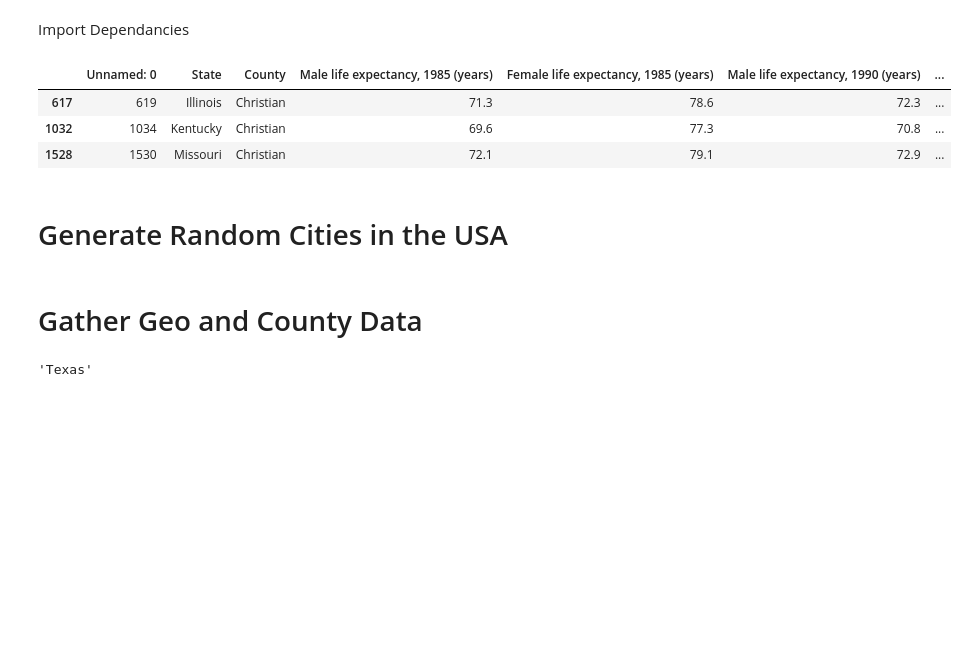
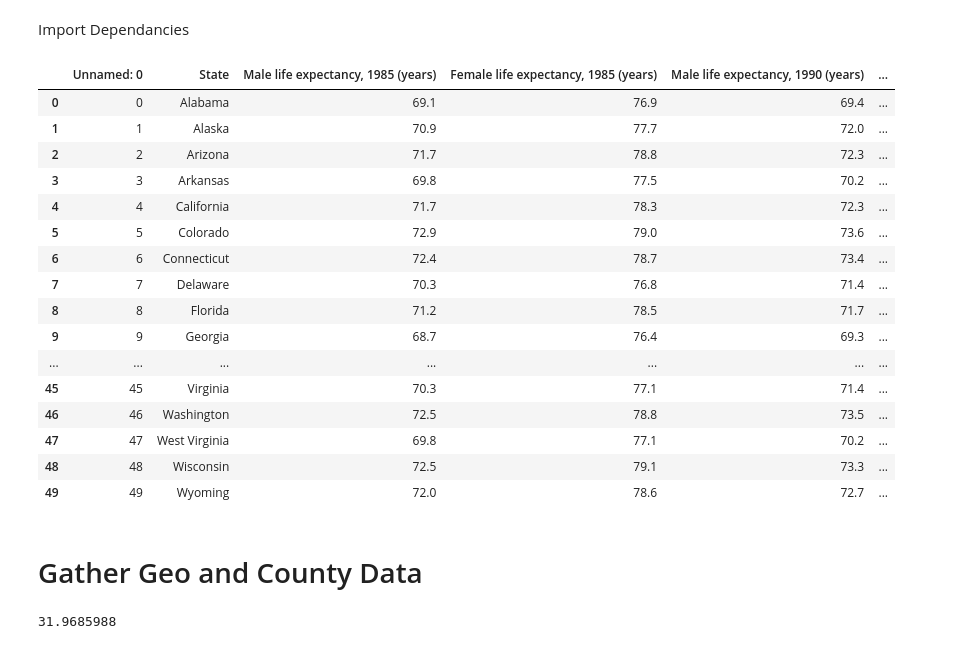
Before and after one commit to Mvillarreal88/State-of-Survival, a Jupyter notebook: Sandbox/Taylor/Life Expectancy Heatmap.ipynb, the cells around one changed output. Drawn from its saved outputs; the diff is of its cells as text; code cells hidden in the pictures; blank space fills up the shorter version.

Commit message:
heatmap of life expectancy by state up and running

```diff
--- a/Sandbox/Taylor/Life Expectancy Heatmap.ipynb
+++ b/Sandbox/Taylor/Life Expectancy Heatmap.ipynb
@@ -3,27 +3,39 @@ Import Dependancies
 # %%
 # Dependencies
 from config import (gkey)
 import gmaps
 import numpy as np
 import pandas as pd
 import requests
 import time
 from scipy.stats import linregress
 from matplotlib import pyplot as plt
 
 # Incorporated citipy to determine city based on latitude and longitude
 from citipy import citipy
 
 #import cleaned county data
-county_data = pd.read_csv("../Matthew/Data_csv/state_county.csv")
-county_data.loc[(county_data['County'] == 'Christian'),:]
+state_data = pd.read_csv("../Matthew/Data_csv/state_life_avg.csv")
+state_data["Life Exp Avg"]=((state_data["Difference in male life expectancy, 1985-2010 (years)"]+state_data["Difference in female life expectancy, 1985-2010 (years)"])/2)
+state_data
 # %% [output]
-|  | Unnamed: 0 | State | County | Male life expectancy, 1985 (years) | Female life expectancy, 1985 (years) | Male life expectancy, 1990 (years) | ... |
-| 617 | 619 | Illinois | Christian | 71.3 | 78.6 | 72.3 | ... |
-| 1032 | 1034 | Kentucky | Christian | 69.6 | 77.3 | 70.8 | ... |
-| 1528 | 1530 | Missouri | Christian | 72.1 | 79.1 | 72.9 | ... |
+|  | Unnamed: 0 | State | Male life expectancy, 1985 (years) | Female life expectancy, 1985 (years) | Male life expectancy, 1990 (years) | ... |
+| 0 | 0 | Alabama | 69.1 | 76.9 | 69.4 | ... |
+| 1 | 1 | Alaska | 70.9 | 77.7 | 72.0 | ... |
+| 2 | 2 | Arizona | 71.7 | 78.8 | 72.3 | ... |
+| 3 | 3 | Arkansas | 69.8 | 77.5 | 70.2 | ... |
+| 4 | 4 | California | 71.7 | 78.3 | 72.3 | ... |
+| 5 | 5 | Colorado | 72.9 | 79.0 | 73.6 | ... |
+| 6 | 6 | Connecticut | 72.4 | 78.7 | 73.4 | ... |
+| 7 | 7 | Delaware | 70.3 | 76.8 | 71.4 | ... |
+| 8 | 8 | Florida | 71.2 | 78.5 | 71.7 | ... |
+| 9 | 9 | Georgia | 68.7 | 76.4 | 69.3 | ... |
+| ... | ... | ... | ... | ... | ... | ... |
+| 45 | 45 | Virginia | 70.3 | 77.1 | 71.4 | ... |
+| 46 | 46 | Washington | 72.5 | 78.8 | 73.5 | ... |
+| 47 | 47 | West Virginia | 69.8 | 77.1 | 70.2 | ... |
+| 48 | 48 | Wisconsin | 72.5 | 79.1 | 73.3 | ... |
+| 49 | 49 | Wyoming | 72.0 | 78.6 | 72.7 | ... |
 # %%
 # Configure gmaps with API key
 gmaps.configure(api_key=gkey)
-# %% [markdown]
-# Generate Random Cities in the USA
@@ -57,12 +45,12 @@ for lat_lng in lat_lngs:
 #test space for json
 
 # Build the endpoint URL
-test_url = f"https://maps.googleapis.com/maps/api/geocode/json?address=houston&key={gkey}"
+test_url = f"https://maps.googleapis.com/maps/api/geocode/json?address=texas&key={gkey}"
 
 test_data = requests.get(test_url).json()
-test_data['results'][0]['address_components'][2]['long_name']
+test_data['results'][0]["geometry"]["location"]["lat"]
 # %% [output]
-'Texas'
+31.9685988
 # %%
 # Run a request to endpoint and convert result to json
 #geo_data = requests.get(target_url).json()
```
Also changed, not shown: parts of 15 cells of this notebook.
